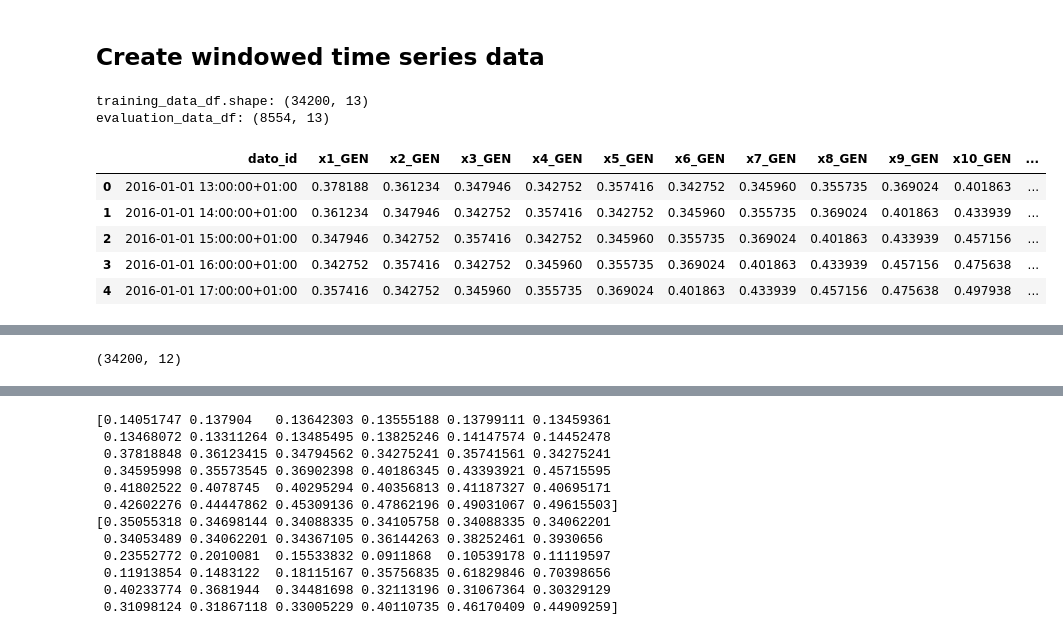
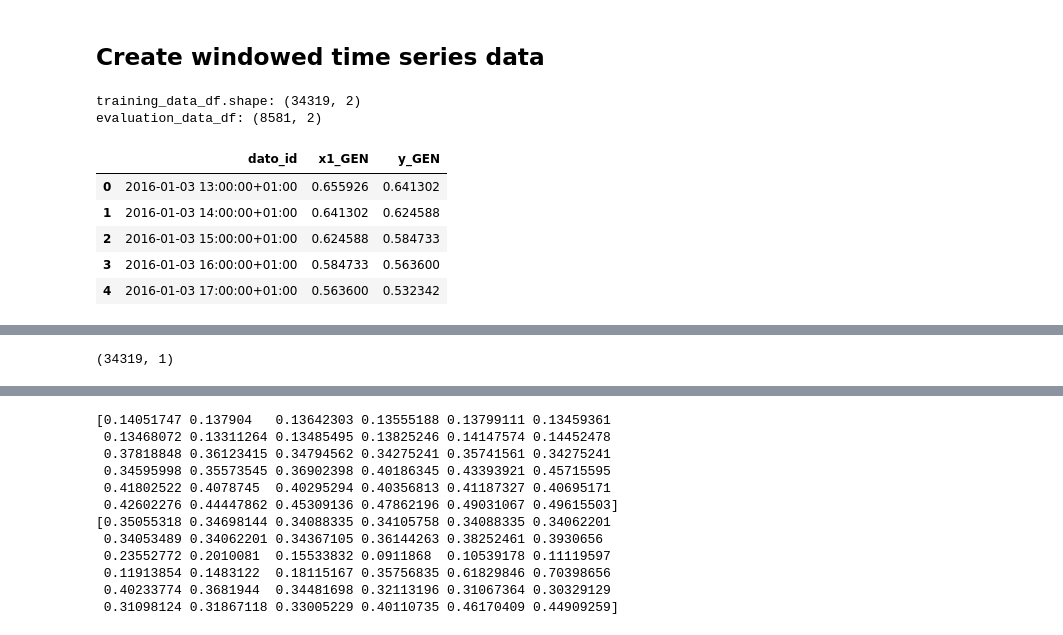
Before and after one commit to AndreasBordvik/FYS-STK4155-Prj3_report, a Jupyter notebook: code/LSTM_alternative/Time_series.ipynb, the cells around one changed output, grey strips where cells are left out. Saved outputs shown, nothing was run; the diff lists cells and outputs as text; code cells hidden in the pictures.

```diff
--- a/code/LSTM_alternative/Time_series.ipynb
+++ b/code/LSTM_alternative/Time_series.ipynb
@@ -28,15 +28,17 @@ def RMSE(true, predicted):
     return np.round(np.sqrt(MSE_score), decimals=4)
 # %%
 # Training data
-training_df = pd.read_csv("entsoe_dataset_main_test.csv")[["NO5_day_ahead_prices", "NO5_generation_actual","NO5_Actual Load", "dato_id"]][0:-8760]; print(training_df.shape)
+training_df = pd.read_csv("MAIN_DATASET.csv")[["NO5_price", "NO5_load_actual","NO5_load_delta", "NO5_generation_actual", "NO5_generation_delta", "dato_id"]][:-8760]; print(training_df.shape)
 
 scaler = MinMaxScaler()
 
-print("***",training_df["NO5_day_ahead_prices"].values.reshape(-1,1).shape)
+print("***",training_df["NO5_price"].values.reshape(-1,1).shape)
 
-training_df["NO5_day_ahead_prices"] = scaler.fit_transform(training_df["NO5_day_ahead_prices"].values.reshape(-1,1))
+training_df["NO5_price"] = scaler.fit_transform(training_df["NO5_price"].values.reshape(-1,1))
+training_df["NO5_load_actual"] = scaler.fit_transform(training_df["NO5_load_actual"].values.reshape(-1,1))
+training_df["NO5_load_delta"] = scaler.fit_transform(training_df["NO5_load_delta"].values.reshape(-1,1))
 training_df["NO5_generation_actual"] = scaler.fit_transform(training_df["NO5_generation_actual"].values.reshape(-1,1))
-training_df["NO5_Actual Load"] = scaler.fit_transform(training_df["NO5_Actual Load"].values.reshape(-1,1))
+training_df["NO5_generation_delta"] = scaler.fit_transform(training_df["NO5_generation_delta"].values.reshape(-1,1))
 
 # Forecast solutions
 training_df, forcast_sol_df = train_test_split(training_df, shuffle=False, test_size=0.2, random_state=4155)
@@ -165,27 +167,30 @@ def sliding_window_algorithm(raw_data_df, nbf_columns, input_window, output_wind
 ## Create windowed time series data
 # %%
 # Time series slicing parameters
-nbf_features = input_window = 12
+nbf_features = input_window = 1
 nbf_outputs = output_window = 1
+
+generation_feature = "NO5_generation_delta"
+# generation_feature = "NO5_generation_actual"
 
 # Creating time series traing and evaluation (test) data besed on sliding window approach
 x_train_GEN, y_train_GEN, x_test_GEN, y_test_GEN, train_df_GEN, eval_df_GEN = create_time_series_data(training_df,
                                                                                                     forcast_sol_df,
                                                                                                     nbf_features,
                                                                                                     nbf_outputs,
-                                                                                                    column_key="NO5_generation_actual",
+                                                                                                    column_key=generation_feature,
                                                                                                     column_suffix="GEN",
                                                                                                     include_target_outputs=True)
 display(train_df_GEN.head())
 display(eval_df_GEN.head())
 
 print(x_train_GEN.shape)
 # %% [output]
-training_data_df.shape: (34200, 13)
-evaluation_data_df: (8554, 13)
+training_data_df.shape: (34319, 2)
+evaluation_data_df: (8581, 2)
-|  | dato_id | x1_GEN | x2_GEN | x3_GEN | x4_GEN | x5_GEN | x6_GEN | x7_GEN | x8_GEN | x9_GEN | x10_GEN | ... |
-| 0 | 2016-01-01 13:00:00+01:00 | 0.378188 | 0.361234 | 0.347946 | 0.342752 | 0.357416 | 0.342752 | 0.345960 | 0.355735 | 0.369024 | 0.401863 | ... |
-| 1 | 2016-01-01 14:00:00+01:00 | 0.361234 | 0.347946 | 0.342752 | 0.357416 | 0.342752 | 0.345960 | 0.355735 | 0.369024 | 0.401863 | 0.433939 | ... |
-| 2 | 2016-01-01 15:00:00+01:00 | 0.347946 | 0.342752 | 0.357416 | 0.342752 | 0.345960 | 0.355735 | 0.369024 | 0.401863 | 0.433939 | 0.457156 | ... |
-| 3 | 2016-01-01 16:00:00+01:00 | 0.342752 | 0.357416 | 0.342752 | 0.345960 | 0.355735 | 0.369024 | 0.401863 | 0.433939 | 0.457156 | 0.475638 | ... |
-| 4 | 2016-01-01 17:00:00+01:00 | 0.357416 | 0.342752 | 0.345960 | 0.355735 | 0.369024 | 0.401863 | 0.433939 | 0.457156 | 0.475638 | 0.497938 | ... |
+|  | dato_id | x1_GEN | y_GEN |
+| 0 | 2016-01-03 13:00:00+01:00 | 0.655926 | 0.641302 |
+| 1 | 2016-01-03 14:00:00+01:00 | 0.641302 | 0.624588 |
+| 2 | 2016-01-03 15:00:00+01:00 | 0.624588 | 0.584733 |
+| 3 | 2016-01-03 16:00:00+01:00 | 0.584733 | 0.563600 |
+| 4 | 2016-01-03 17:00:00+01:00 | 0.563600 | 0.532342 |
@@ -198,3 +203,3 @@ evaluation_data_df: (8554, 13)
-(34200, 12)
+(34319, 1)
 # %%
 # Time series slicing parameters
```
Also changed, not shown: parts of 16 cells of this notebook, 10 other files.
